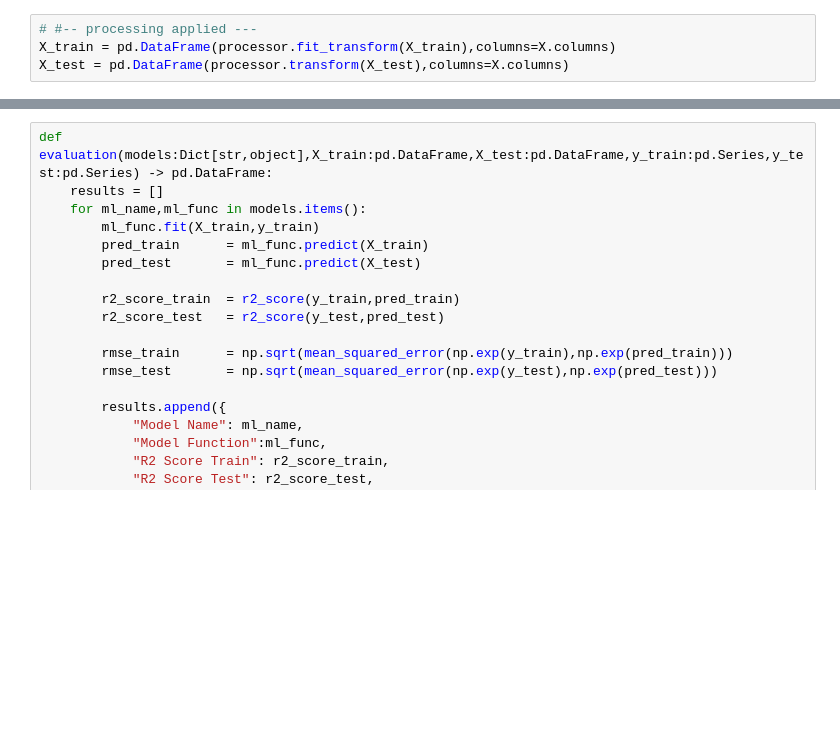
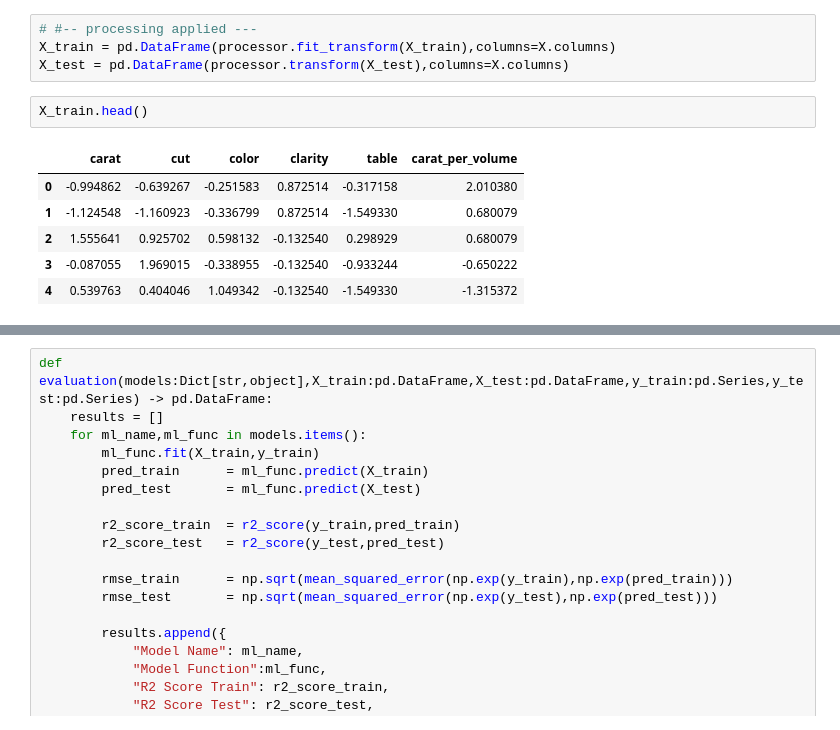
Before and after one commit to rizkykesuma/portfolio, a Jupyter notebook: Diamond Study Case/eda dsf day 3 edited.ipynb, the cells around one changed output, grey strips where cells are left out. Saved outputs shown, nothing was run; the diff lists cells and outputs as text; blank space fills up the shorter version.

```diff
--- a/Diamond Study Case/eda dsf day 3 edited.ipynb
+++ b/Diamond Study Case/eda dsf day 3 edited.ipynb
@@ -667,3 +667,12 @@ X_train, X_test, y_train, y_test = train_test_split(X,y,test_size=0.3,random_sta
 # #-- processing applied ---
 X_train = pd.DataFrame(processor.fit_transform(X_train),columns=X.columns)
 X_test = pd.DataFrame(processor.transform(X_test),columns=X.columns)
+# %%
+X_train.head()
+# %% [output]
+|  | carat | cut | color | clarity | table | carat_per_volume |
+| 0 | -0.994862 | -0.639267 | -0.251583 | 0.872514 | -0.317158 | 2.010380 |
+| 1 | -1.124548 | -1.160923 | -0.336799 | 0.872514 | -1.549330 | 0.680079 |
+| 2 | 1.555641 | 0.925702 | 0.598132 | -0.132540 | 0.298929 | 0.680079 |
+| 3 | -0.087055 | 1.969015 | -0.338955 | -0.132540 | -0.933244 | -0.650222 |
+| 4 | 0.539763 | 0.404046 | 1.049342 | -0.132540 | -1.549330 | -1.315372 |
```
Also changed, not shown: parts of 11 cells of this notebook.
